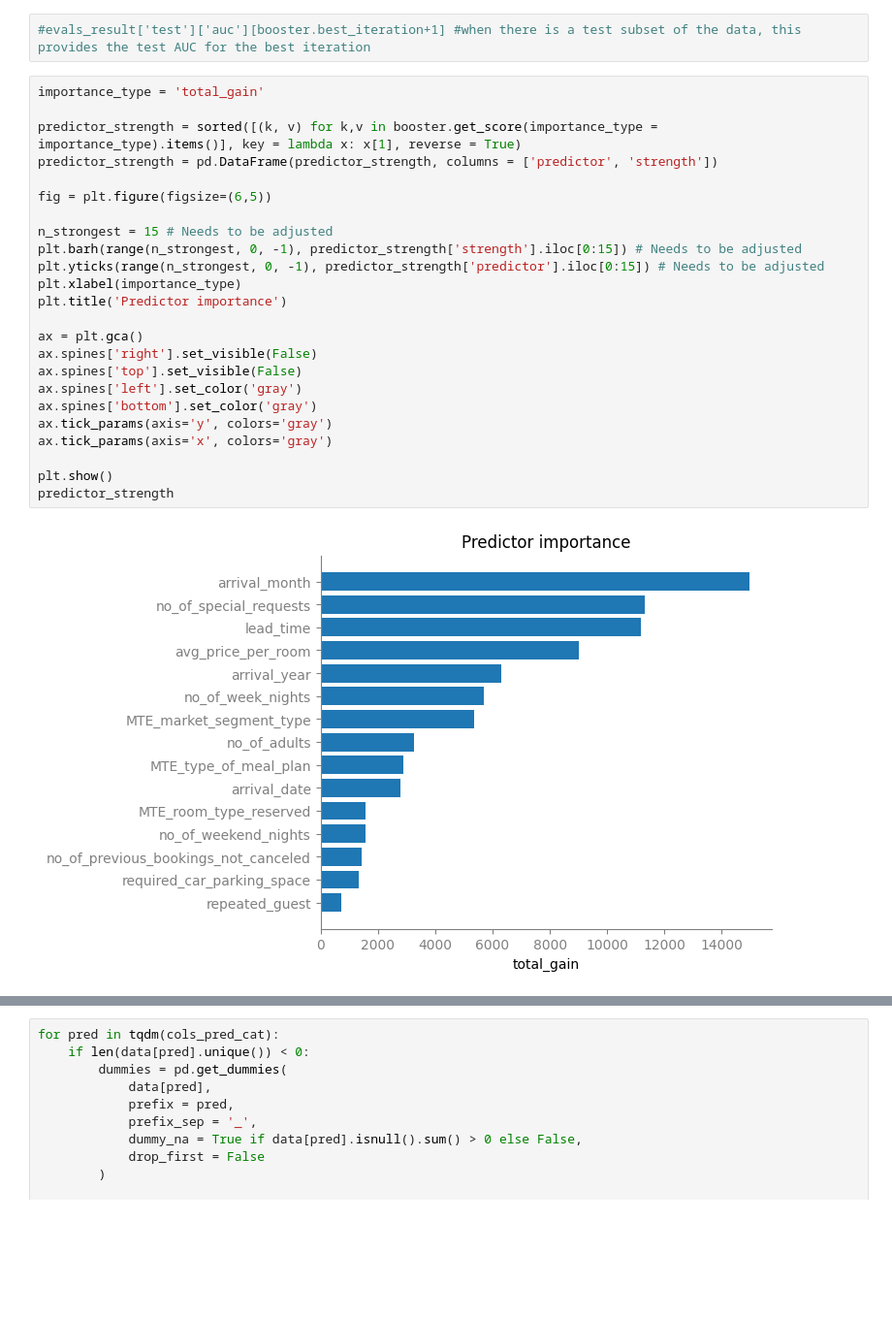
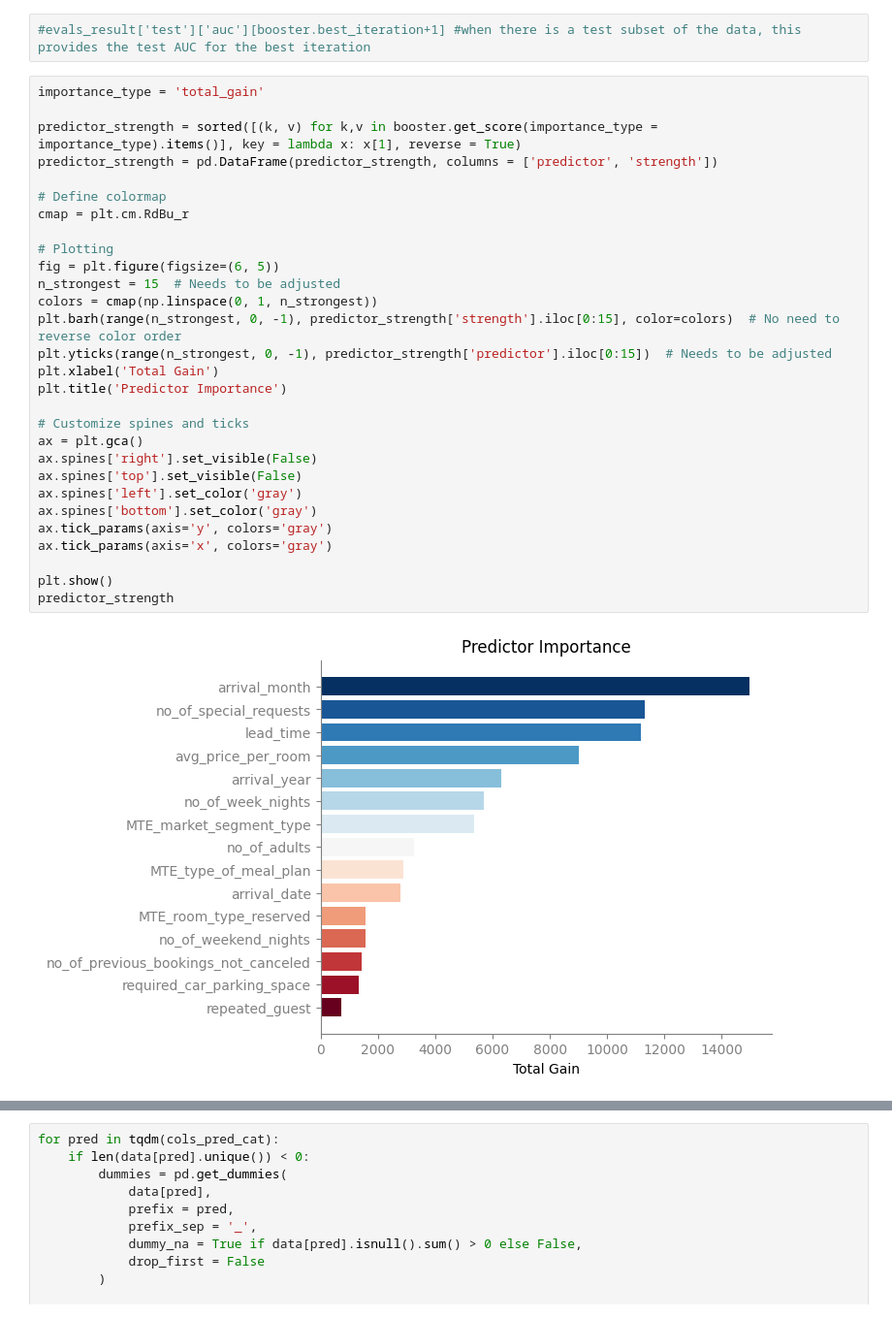
Before and after one commit to ancabenca/ds2-hw, a Jupyter notebook: Assigment1/DS2-Homework1.ipynb, the cells around one changed output, grey strips where cells are left out. Shown at 97% size. Saved outputs shown, nothing was run; the diff lists cells and outputs as text; blank space fills up the shorter version.

```diff
--- a/Assigment1/DS2-Homework1.ipynb
+++ b/Assigment1/DS2-Homework1.ipynb
@@ -673,29 +650,34 @@ ax.tick_params(axis='x', colors='gray')
 # %%
 importance_type = 'total_gain'
 
 predictor_strength = sorted([(k, v) for k,v in booster.get_score(importance_type = importance_type).items()], key = lambda x: x[1], reverse = True)
 predictor_strength = pd.DataFrame(predictor_strength, columns = ['predictor', 'strength'])
 
-fig = plt.figure(figsize=(6,5))
+# Define colormap
+cmap = plt.cm.RdBu_r
 
-n_strongest = 15 # Needs to be adjusted
-plt.barh(range(n_strongest, 0, -1), predictor_strength['strength'].iloc[0:15]) # Needs to be adjusted
-plt.yticks(range(n_strongest, 0, -1), predictor_strength['predictor'].iloc[0:15]) # Needs to be adjusted
-plt.xlabel(importance_type)
-plt.title('Predictor importance')
+# Plotting
+fig = plt.figure(figsize=(6, 5))
+n_strongest = 15  # Needs to be adjusted
+colors = cmap(np.linspace(0, 1, n_strongest))
+plt.barh(range(n_strongest, 0, -1), predictor_strength['strength'].iloc[0:15], color=colors)  # No need to reverse color order
+plt.yticks(range(n_strongest, 0, -1), predictor_strength['predictor'].iloc[0:15])  # Needs to be adjusted
+plt.xlabel('Total Gain')
+plt.title('Predictor Importance')
 
+# Customize spines and ticks
 ax = plt.gca()
 ax.spines['right'].set_visible(False)
 ax.spines['top'].set_visible(False)
 ax.spines['left'].set_color('gray')
 ax.spines['bottom'].set_color('gray')
 ax.tick_params(axis='y', colors='gray')
 ax.tick_params(axis='x', colors='gray')
 
 plt.show()
 predictor_strength
 # %% [output]
-[figure, old version]
+[figure, new version]
 |  | predictor | strength |
 | 0 | arrival_month | 14981.832031 |
 | 1 | no_of_special_requests | 11318.542969 |
```
Also changed, not shown: parts of 35 cells of this notebook.
